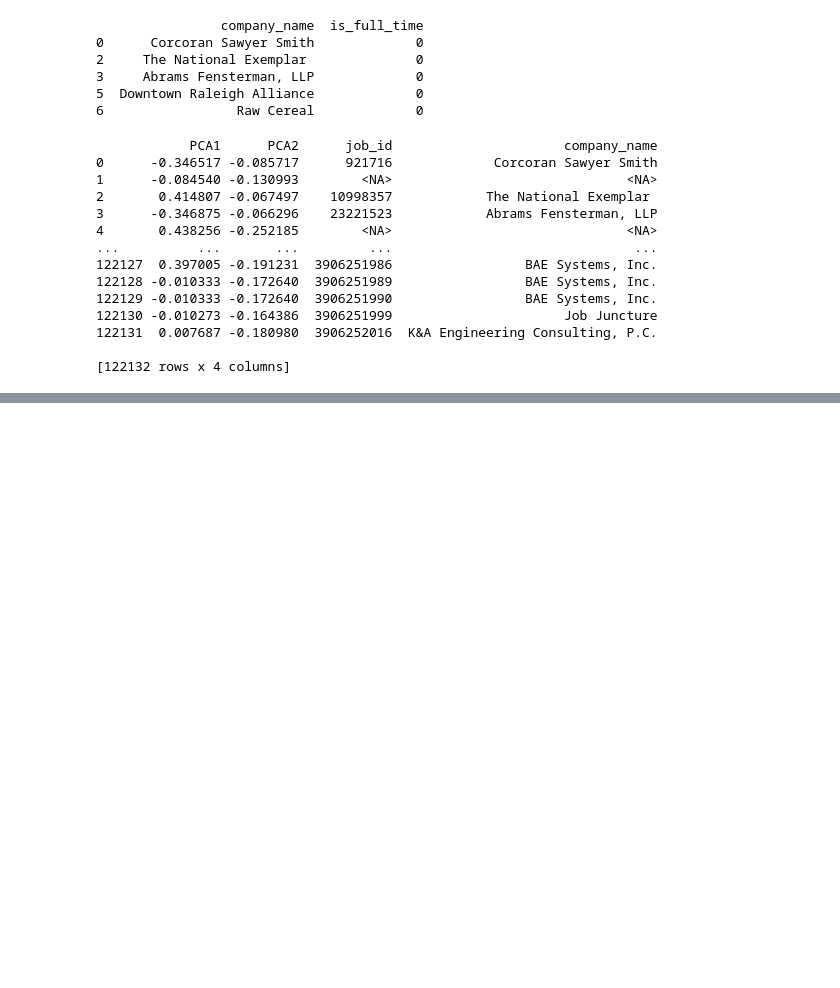
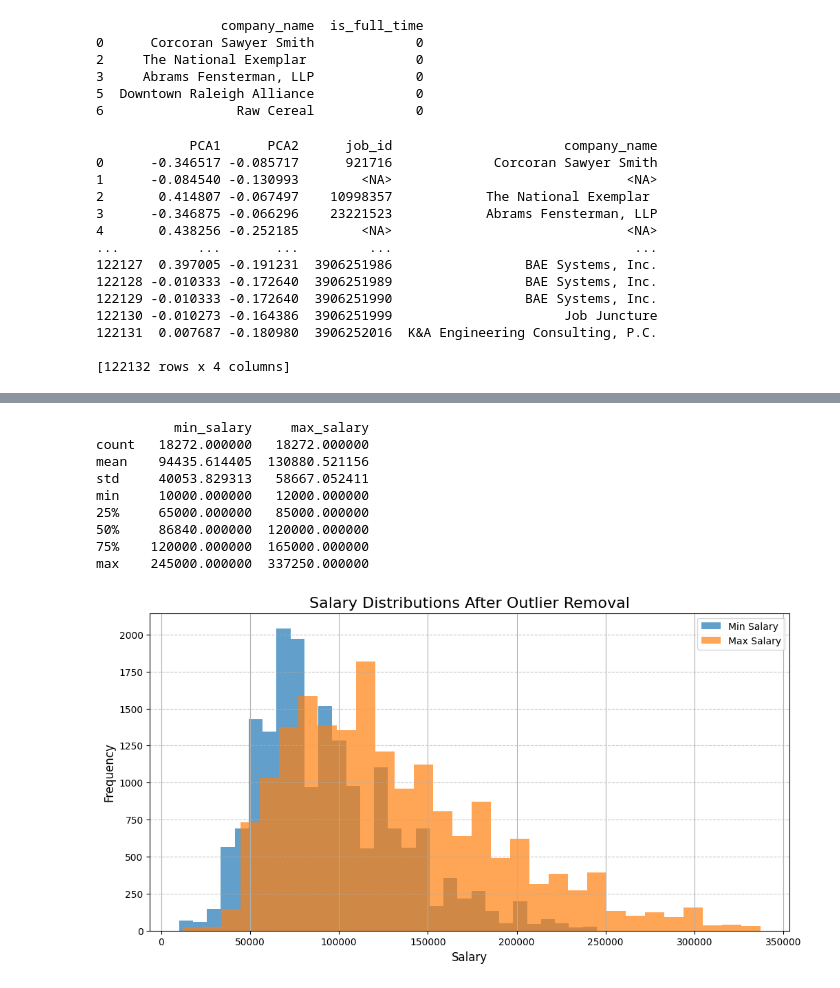
Before and after one commit to Alma-L/LinkedIn-Job-Postings-Data-Analysis, a Jupyter notebook: PreprocessingData.ipynb, the cells around one changed output, grey strips where cells are left out. Cells and saved outputs as stored; diff of their text form; code cells hidden in the pictures; blank space fills up the shorter version.

```diff
--- a/PreprocessingData.ipynb
+++ b/PreprocessingData.ipynb
@@ -350,0 +373,17 @@ mapping_skills.to_csv(os.path.join(folder_name, 'mapping_skills.csv'), index=Fal
+# %%
+# Detect outliers using IQR
+def remove_outliers_iqr(df, columns):
+    for column in columns:
+        Q1 = df[column].quantile(0.25)
+        Q3 = df[column].quantile(0.75)
+        IQR = Q3 - Q1
+        lower_bound = Q1 - 1.5 * IQR
+        upper_bound = Q3 + 1.5 * IQR
+        df = df[(df[column] >= lower_bound) & (df[column] <= upper_bound)]
+    return df
+
+# Apply to salary columns
+job_posting = remove_outliers_iqr(job_posting, ['min_salary', 'max_salary'])
+
+# Verify remaining rows
+print(job_posting[['min_salary', 'max_salary']].describe())
@@ -350,0 +400,44 @@ mapping_skills.to_csv(os.path.join(folder_name, 'mapping_skills.csv'), index=Fal
+# %%
+# Function to remove outliers using IQR
+def remove_outliers_iqr(df, column):
+    Q1 = df[column].quantile(0.25)
+    Q3 = df[column].quantile(0.75)
+    IQR = Q3 - Q1
+    lower_bound = Q1 - 1.5 * IQR
+    upper_bound = Q3 + 1.5 * IQR
+    return df[(df[column] >= lower_bound) & (df[column] <= upper_bound)]
+
+# Filter outliers for min_salary and max_salary
+job_posting = remove_outliers_iqr(job_posting, 'min_salary')
+job_posting = remove_outliers_iqr(job_posting, 'max_salary')
+
+# Remove salaries below a reasonable threshold
+min_salary_threshold = 10000
+job_posting = job_posting[job_posting['min_salary'] >= min_salary_threshold]
+
+# Display summary statistics after cleaning
+print(job_posting[['min_salary', 'max_salary']].describe())
+
+# Optional: Plot the distributions to visualize the impact of outlier removal
+import matplotlib.pyplot as plt
+
+plt.figure(figsize=(12, 6))
+job_posting['min_salary'].hist(bins=30, alpha=0.7, label='Min Salary')
+job_posting['max_salary'].hist(bins=30, alpha=0.7, label='Max Salary')
+plt.title('Salary Distributions After Outlier Removal', fontsize=16)
+plt.xlabel('Salary', fontsize=12)
+plt.ylabel('Frequency', fontsize=12)
+plt.legend()
+plt.grid(axis='y', linestyle='--', alpha=0.7)
+plt.show()
+# %% [output]
+          min_salary     max_salary
+count   18272.000000   18272.000000
+mean    94435.614405  130880.521156
+std     40053.829313   58667.052411
+min     10000.000000   12000.000000
+25%     65000.000000   85000.000000
+50%     86840.000000  120000.000000
+75%    120000.000000  165000.000000
+max    245000.000000  337250.000000
+[figure, added]
```
Also changed, not shown: parts of 6 cells of this notebook.
